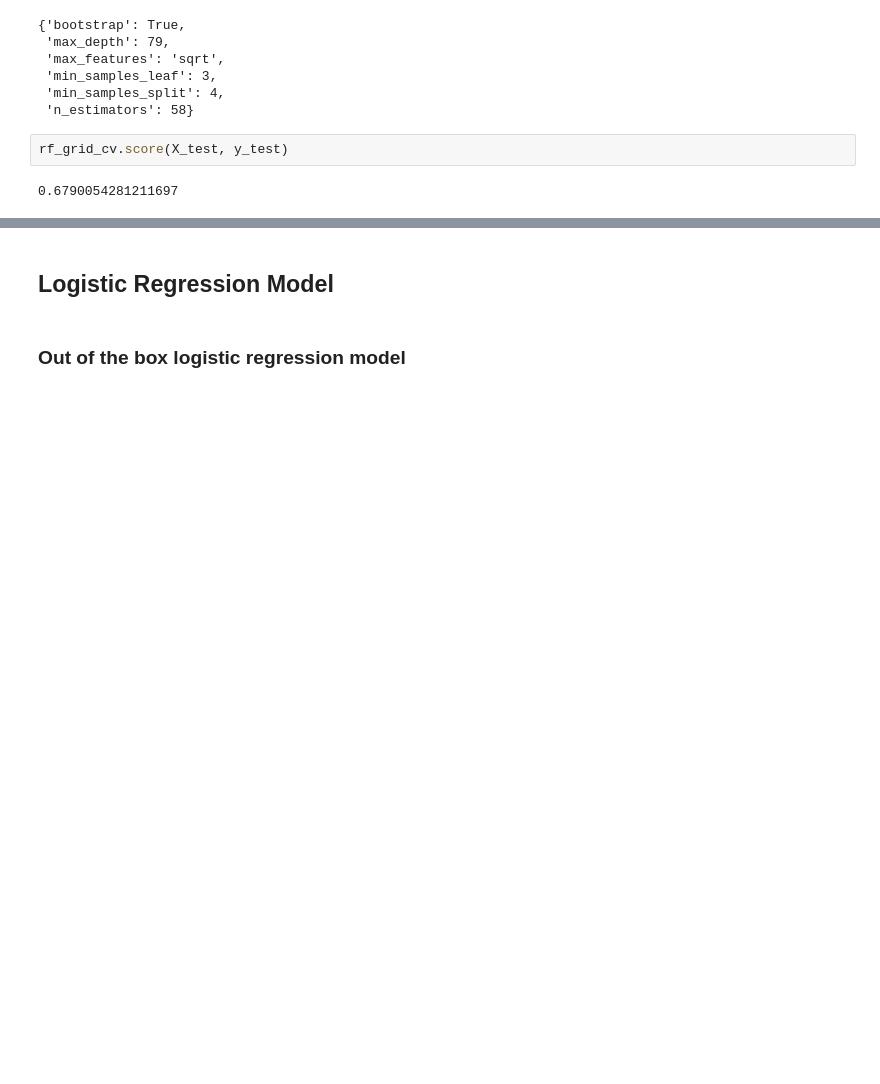
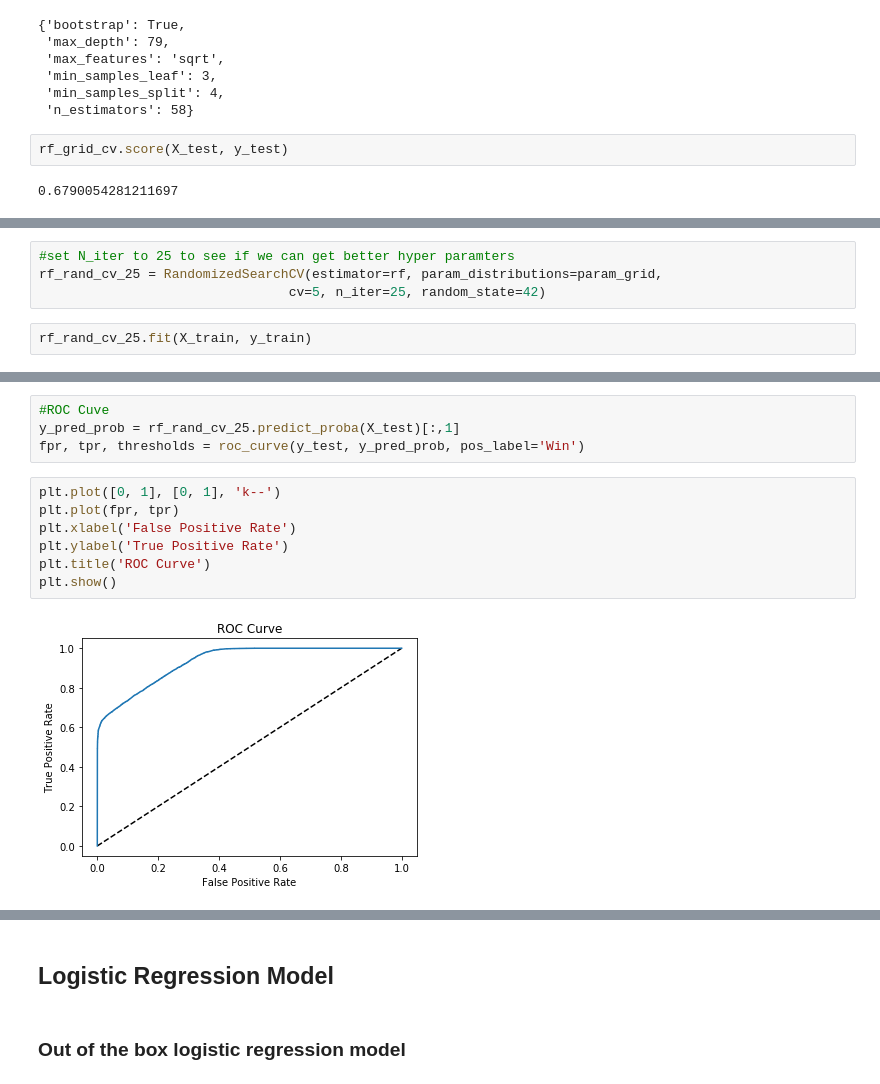
Before and after one commit to jltsao88/Predicting_Matches_Esports, a Jupyter notebook: Machine_Learning.ipynb, the cells around one changed output, grey strips where cells are left out. Drawn from its saved outputs; the diff is of its cells as text; blank space fills up the shorter version.

```diff
--- a/Machine_Learning.ipynb
+++ b/Machine_Learning.ipynb
@@ -310,0 +341,6 @@ rf_grid_cv.score(X_test, y_test)
+# %%
+#set N_iter to 25 to see if we can get better hyper paramters
+rf_rand_cv_25 = RandomizedSearchCV(estimator=rf, param_distributions=param_grid,
+                                cv=5, n_iter=25, random_state=42)
+# %%
+rf_rand_cv_25.fit(X_train, y_train)
@@ -310,0 +411,13 @@ rf_grid_cv.score(X_test, y_test)
+# %%
+#ROC Cuve
+y_pred_prob = rf_rand_cv_25.predict_proba(X_test)[:,1]
+fpr, tpr, thresholds = roc_curve(y_test, y_pred_prob, pos_label='Win')
+# %%
+plt.plot([0, 1], [0, 1], 'k--')
+plt.plot(fpr, tpr)
+plt.xlabel('False Positive Rate')
+plt.ylabel('True Positive Rate')
+plt.title('ROC Curve')
+plt.show()
+# %% [output]
+[figure, added]
```
Also changed, not shown: parts of 31 cells of this notebook.
